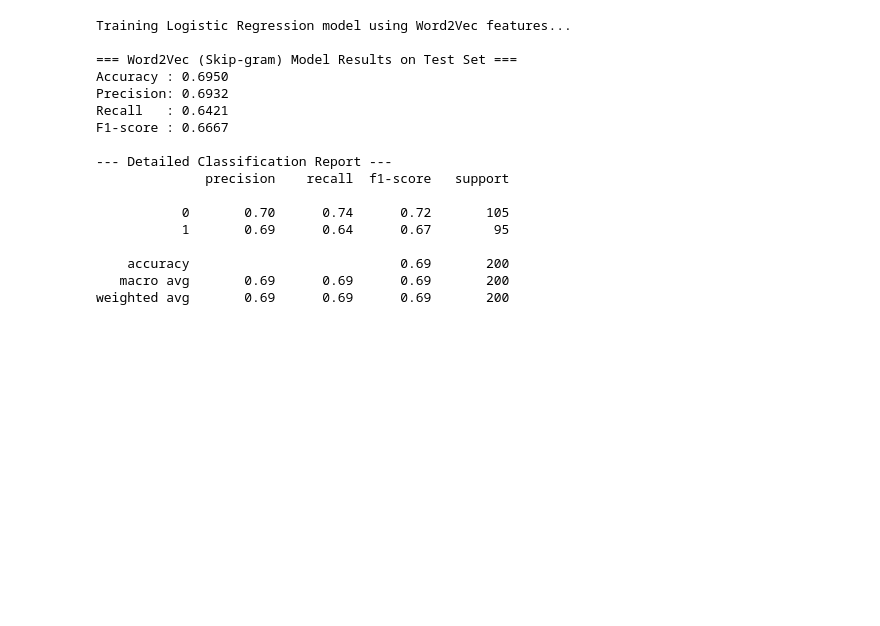
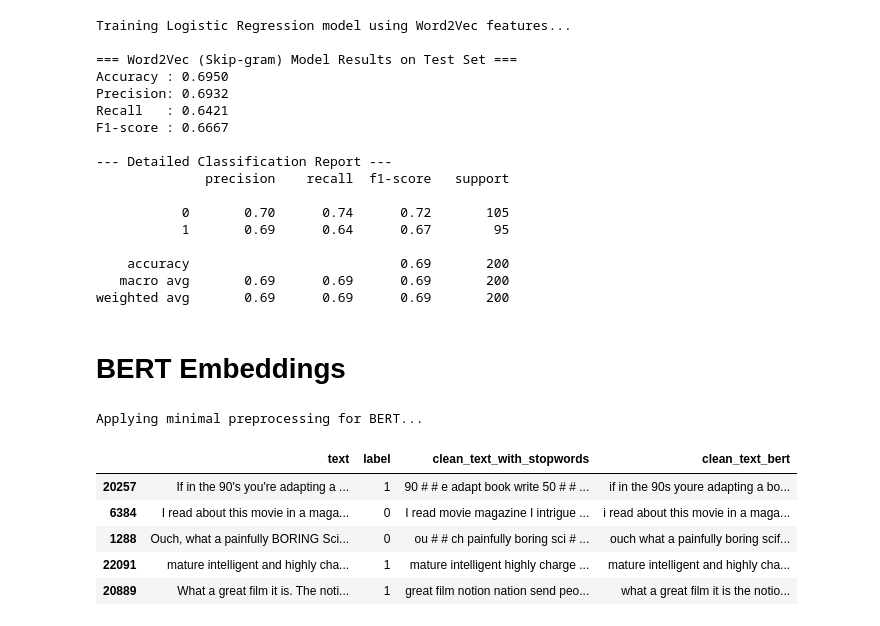
Before and after one commit to soumit02/Deep-Learning-Workspace, a Jupyter notebook: src/AssignmentWork_DL/Sentiment_Analysis.ipynb, the cells around one changed output. Saved outputs shown, nothing was run; the diff lists cells and outputs as text; code cells hidden in the pictures; blank space fills up the shorter version.

Commit message:
add embedding code(Bert model)

```diff
--- a/src/AssignmentWork_DL/Sentiment_Analysis.ipynb
+++ b/src/AssignmentWork_DL/Sentiment_Analysis.ipynb
@@ -310,3 +310,34 @@ F1-score : 0.6667
     accuracy                           0.69       200
    macro avg       0.69      0.69      0.69       200
 weighted avg       0.69      0.69      0.69       200
+# %% [markdown]
+# BERT Embeddings
+# %%
+import torch
+from transformers import AutoModel, AutoTokenizer
+
+# MINIMAL PREPROCESSING FOR BERT
+def clean_text_bert(text):
+    """
+    Minimal preprocessing for BERT.
+    Only lowercasing, HTML tag and punctuation removal. No stopword removal.
+    """
+    text = text.lower()
+    text = re.sub(r'<.*?>', ' ', text)
+    text = re.sub(r'[^\w\s]', '', text)
+    return text
+
+print("Applying minimal preprocessing for BERT...")
+train_df_sample['clean_text_bert'] = train_df_sample['text'].apply(clean_text_bert)
+val_df_sample['clean_text_bert'] = val_df_sample['text'].apply(clean_text_bert)
+test_df_sample['clean_text_bert'] = test_df_sample['text'].apply(clean_text_bert)
+
+train_df_sample.head()
+# %% [output]
+Applying minimal preprocessing for BERT...
+|  | text | label | clean_text_with_stopwords | clean_text_bert |
+| 20257 | If in the 90's you're adapting a ... | 1 | 90 # # e adapt book write 50 # # ... | if in the 90s youre adapting a bo... |
+| 6384 | I read about this movie in a maga... | 0 | I read movie magazine I intrigue ... | i read about this movie in a maga... |
+| 1288 | Ouch, what a painfully BORING Sci... | 0 | ou # # ch painfully boring sci # ... | ouch what a painfully boring scif... |
+| 22091 | mature intelligent and highly cha... | 1 | mature intelligent highly charge ... | mature intelligent and highly cha... |
+| 20889 | What a great film it is. The noti... | 1 | great film notion nation send peo... | what a great film it is the notio... |
```
Also changed, not shown: parts of 7 cells of this notebook.
